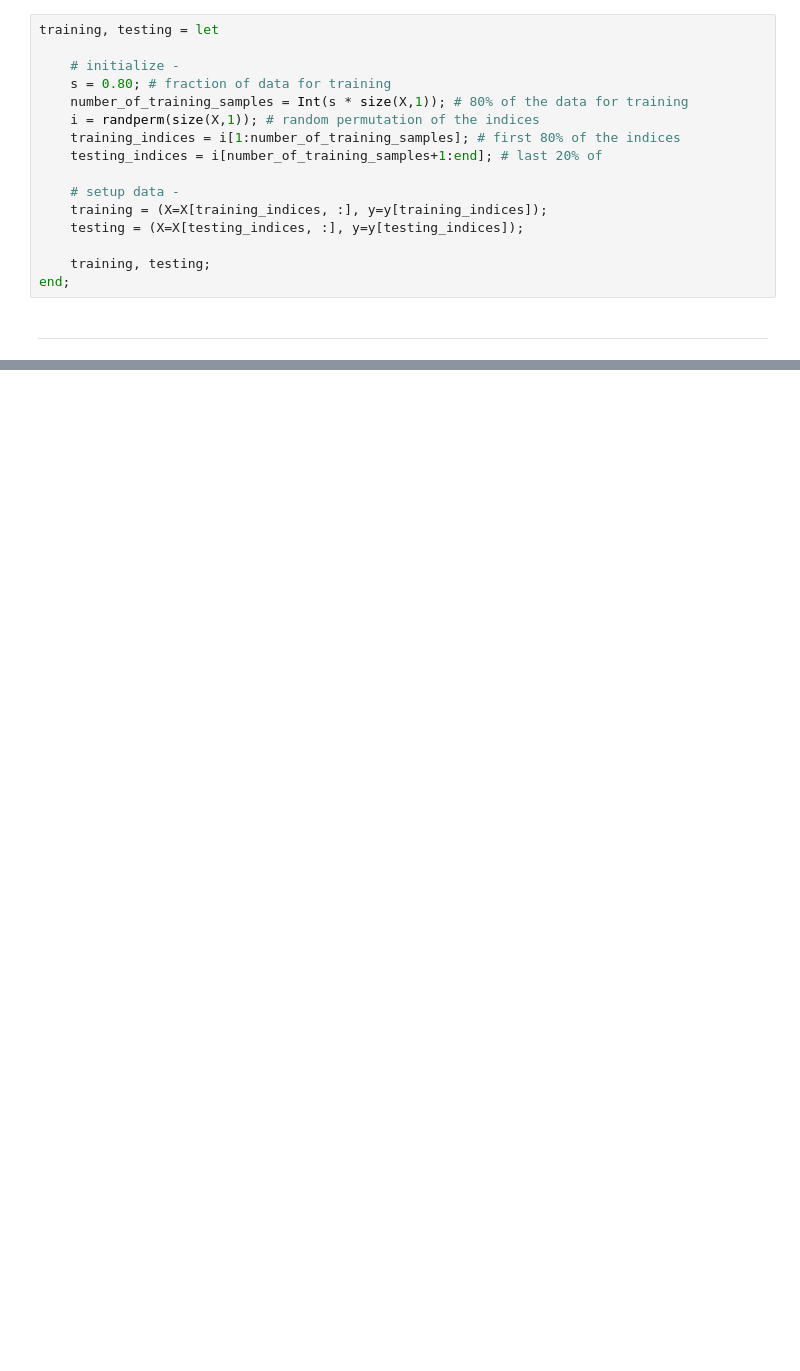
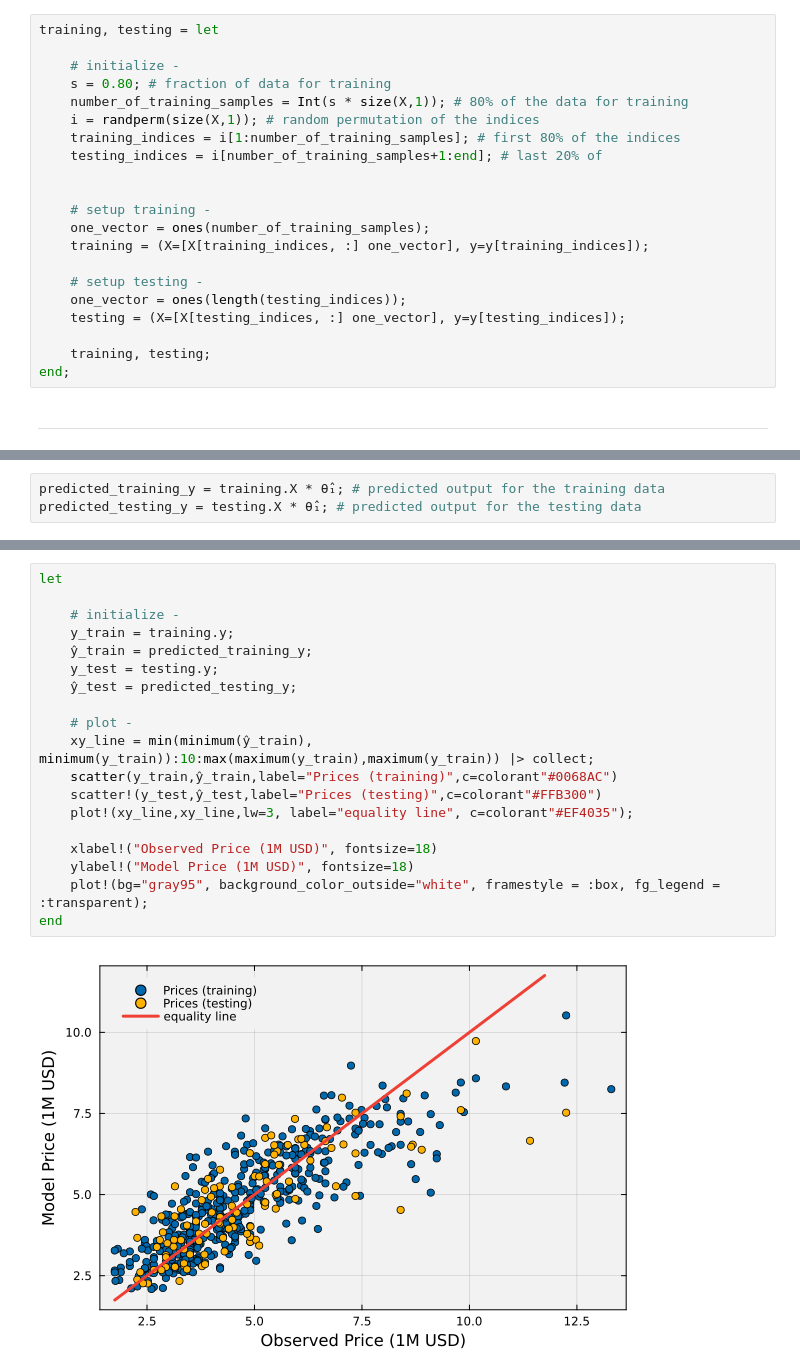
Before and after one commit to varnerlab/CHEME-140-eCornell-Repository, a Jupyter notebook: courses/CHEME-144/module-1/CHEME-144-M1-SVD-HousingPriceModel-Graded-Codio-Activity.ipynb, the cells around one changed output, grey strips where cells are left out. Drawn from its saved outputs; the diff is of its cells as text; blank space fills up the shorter version.

```diff
--- a/courses/CHEME-144/module-1/CHEME-144-M1-SVD-HousingPriceModel-Graded-Codio-Activity.ipynb
+++ b/courses/CHEME-144/module-1/CHEME-144-M1-SVD-HousingPriceModel-Graded-Codio-Activity.ipynb
@@ -114,9 +114,14 @@ training, testing = let
     training_indices = i[1:number_of_training_samples]; # first 80% of the indices
     testing_indices = i[number_of_training_samples+1:end]; # last 20% of
 
-    # setup data -
-    training = (X=X[training_indices, :], y=y[training_indices]);
-    testing = (X=X[testing_indices, :], y=y[testing_indices]);
+
+    # setup training -
+    one_vector = ones(number_of_training_samples);
+    training = (X=[X[training_indices, :] one_vector], y=y[training_indices]);
+
+    # setup testing -
+    one_vector = ones(length(testing_indices));
+    testing = (X=[X[testing_indices, :] one_vector], y=y[testing_indices]);
 
     training, testing;
 end;
@@ -159,0 +177,3 @@ end
+# %%
+predicted_training_y = training.X * θ̂₁; # predicted output for the training data
+predicted_testing_y = testing.X * θ̂₁; # predicted output for the testing data
@@ -159,0 +221,21 @@ end
+# %%
+let
+
+    # initialize -
+    y_train = training.y;
+    ŷ_train = predicted_training_y;
+    y_test = testing.y;
+    ŷ_test = predicted_testing_y;
+
+    # plot -
+    xy_line = min(minimum(ŷ_train), minimum(y_train)):10:max(maximum(y_train),maximum(y_train)) |> collect;
+    scatter(y_train,ŷ_train,label="Prices (training)",c=colorant"#0068AC")
+    scatter!(y_test,ŷ_test,label="Prices (testing)",c=colorant"#FFB300")
+    plot!(xy_line,xy_line,lw=3, label="equality line", c=colorant"#EF4035");
+
+    xlabel!("Observed Price (1M USD)", fontsize=18)
+    ylabel!("Model Price (1M USD)", fontsize=18)
+    plot!(bg="gray95", background_color_outside="white", framestyle = :box, fg_legend = :transparent);
+end
+# %% [output]
+[figure, added]
```
Also changed, not shown: parts of 8 cells of this notebook.
